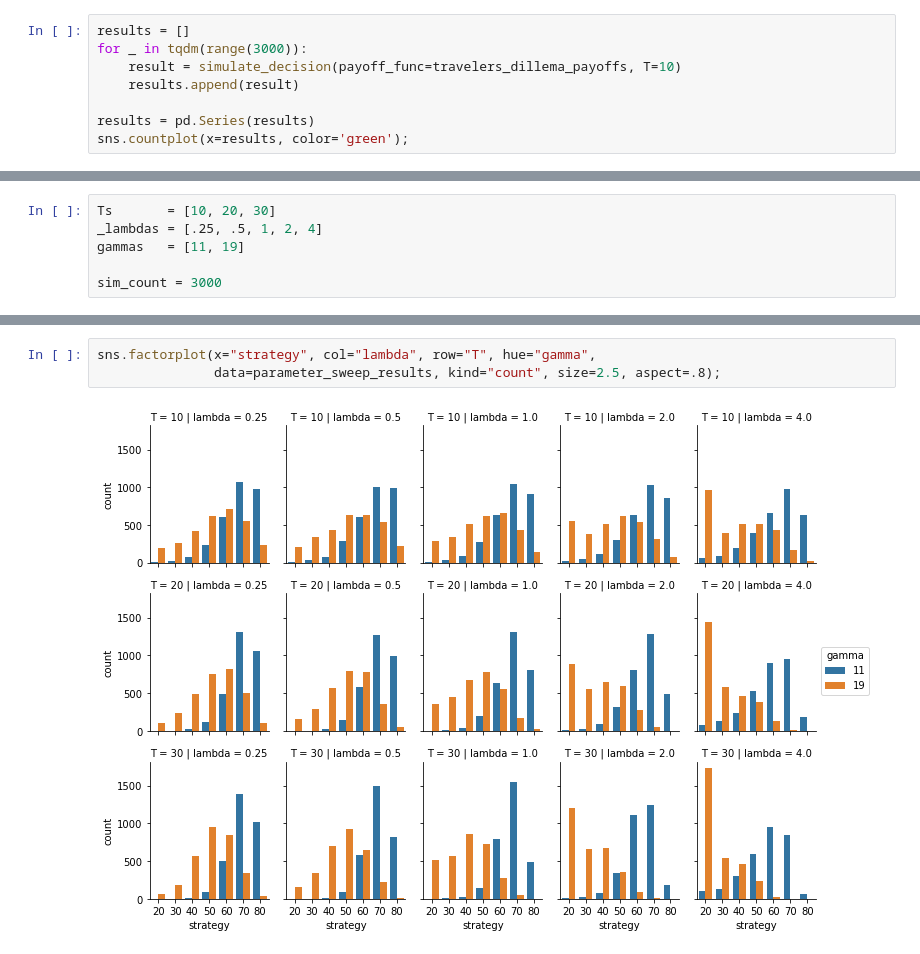
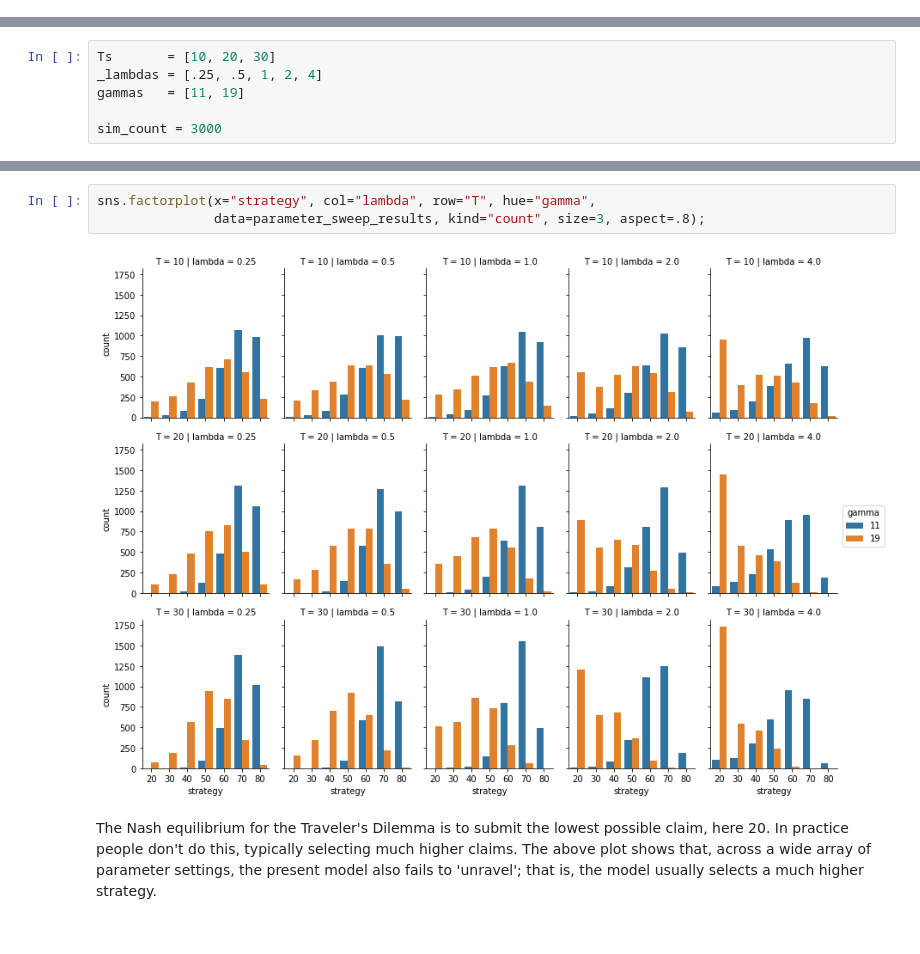
Before and after one commit to drussellmrichie/golman_and_bhatia_2017, a Jupyter notebook: Golman and Bhatia (2017).ipynb, the cells around one changed output, grey strips where cells are left out. Cells and saved outputs as stored; diff of their text form.

Commit message:
add model schematic figure, some explanatory text

```diff
--- a/Golman and Bhatia (2017).ipynb
+++ b/Golman and Bhatia (2017).ipynb
@@ -68,8 +92,0 @@ simulate_decision(payoff_func=travelers_dillema_payoffs)
-# %%
-results = []
-for _ in tqdm(range(3000)):
-    result = simulate_decision(payoff_func=travelers_dillema_payoffs, T=10)
-    results.append(result)
-
-results = pd.Series(results)
-sns.countplot(x=results, color='green');
@@ -103,5 +110,7 @@ parameter_sweep_results.head()
 # %%
 sns.factorplot(x="strategy", col="lambda", row="T", hue="gamma",
-               data=parameter_sweep_results, kind="count", size=2.5, aspect=.8);
+               data=parameter_sweep_results, kind="count", size=3, aspect=.8);
 # %% [output]
-[figure, old version]
+[figure, new version]
+# %% [markdown]
+The Nash equilibrium for the Traveler's Dilemma is to submit the lowest possible claim, here 20. In practice people don't do this, typically selecting much higher claims. The above plot shows that, across a wide array of parameter settings, the present model also fails to 'unravel'; that is, the model usually selects a much higher strategy.
```
Also changed, not shown: parts of 13 cells of this notebook, 1 other file.
